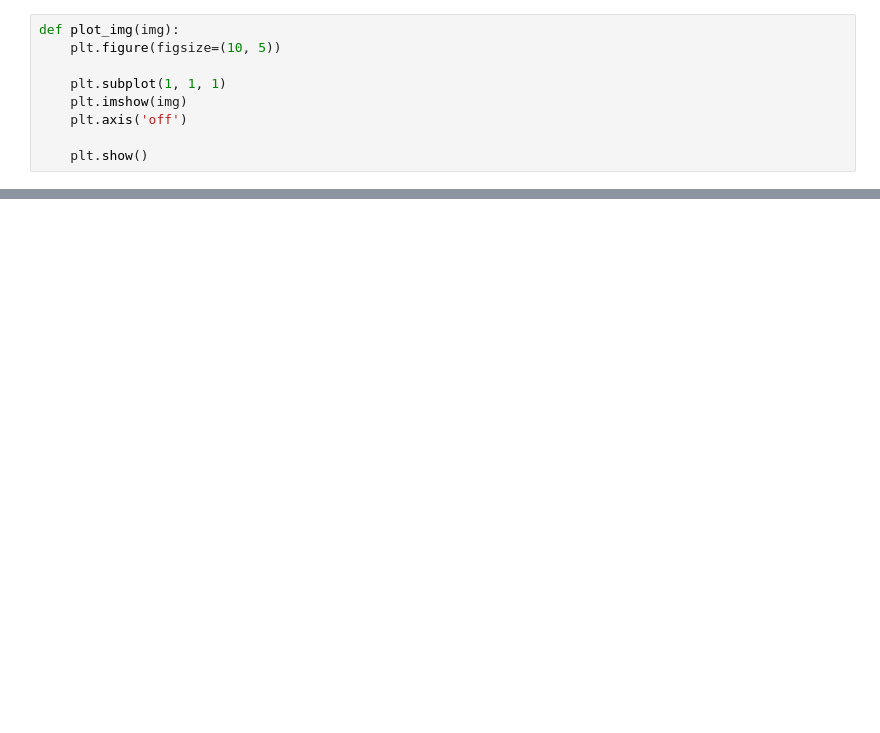
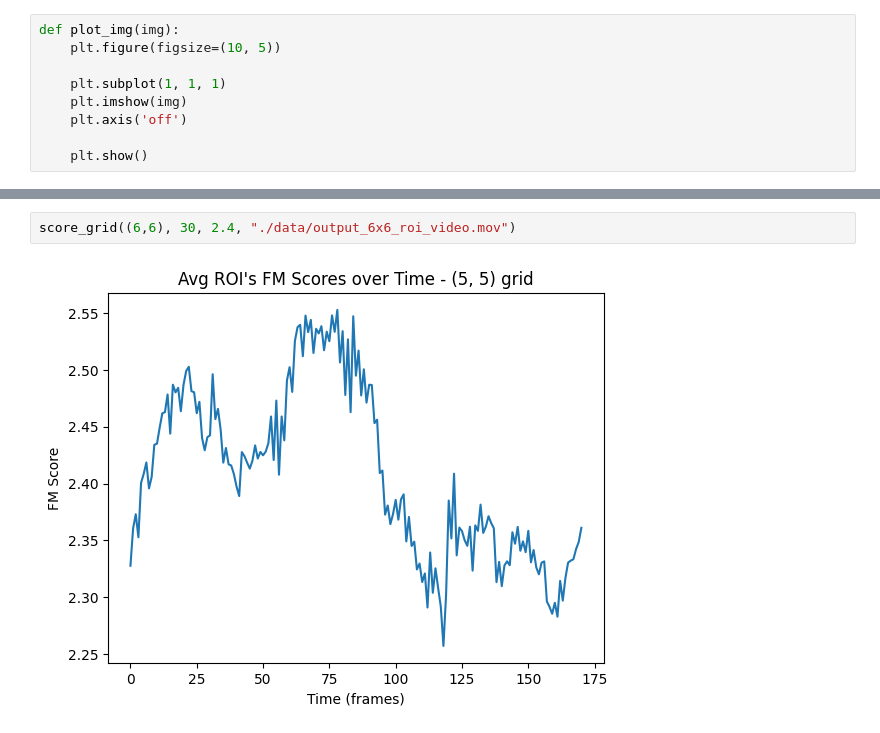
Before and after one commit to AgustindelaVega/vpc1, a Jupyter notebook: tp2/tp2.ipynb, the cells around one changed output, grey strips where cells are left out. Saved outputs shown, nothing was run; the diff lists cells and outputs as text; blank space fills up the shorter version.

```diff
--- a/tp2/tp2.ipynb
+++ b/tp2/tp2.ipynb
@@ -131,0 +161,4 @@ plt.show()
+# %%
+score_grid((6,6), 30, 2.4, "./data/output_6x6_roi_video.mov")
+# %% [output]
+[figure, added]
```
Also changed, not shown: parts of 14 cells of this notebook, 5 other files.
